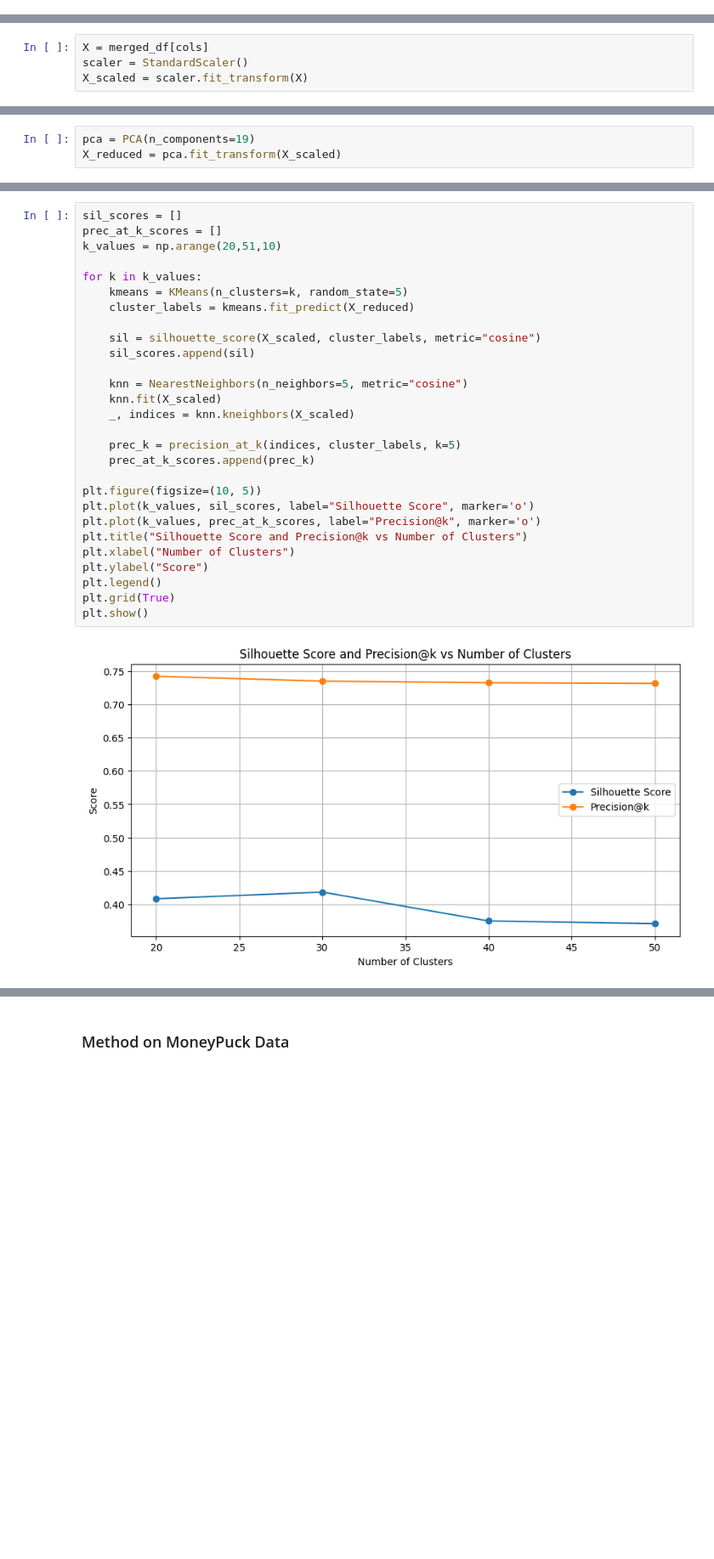
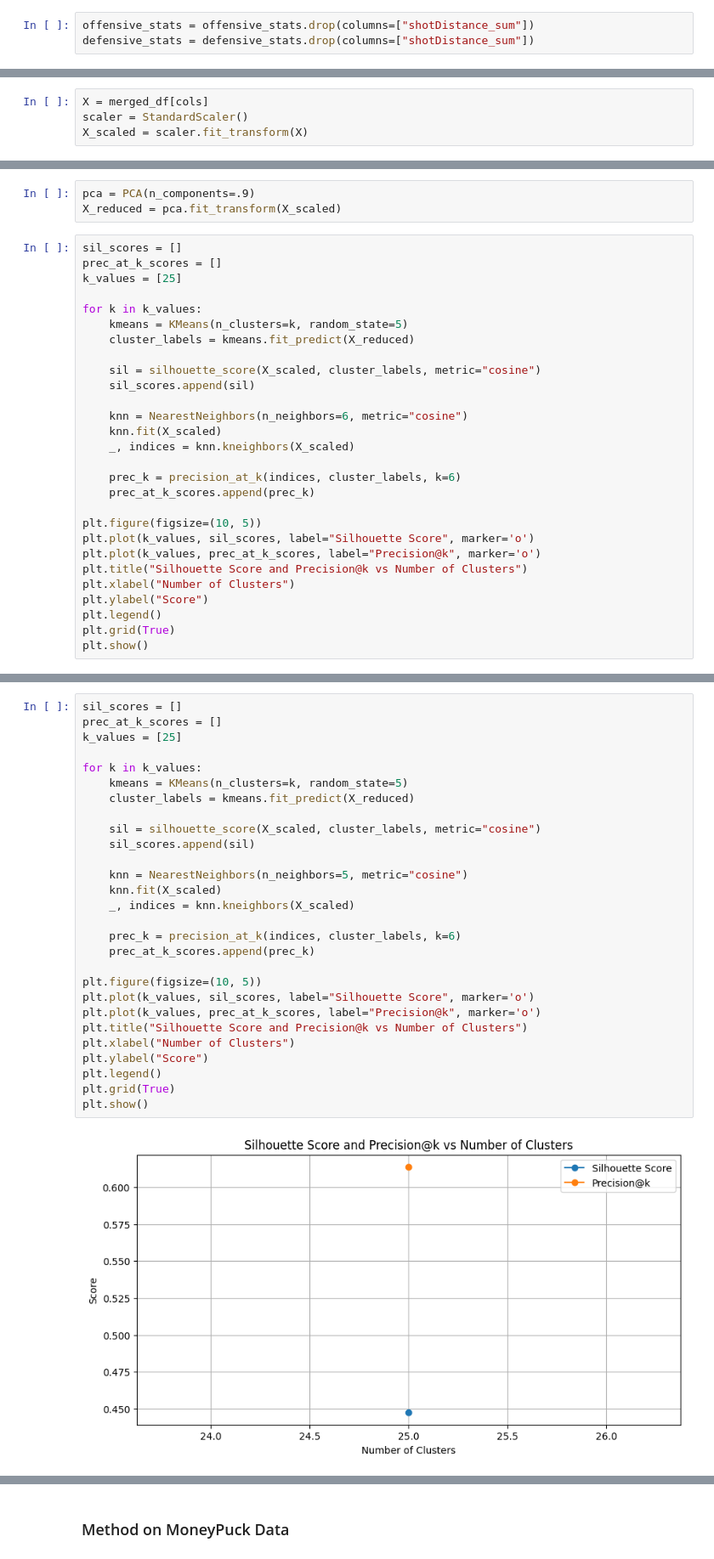
Before and after one commit to dgmouris/dva_6242_project, a Jupyter notebook: similarity/similarity_test.ipynb, the cells around one changed output, grey strips where cells are left out. Shown: that part at 85% size. Saved outputs shown, nothing was run; the diff lists cells and outputs as text; blank space fills up the shorter version.

```diff
--- a/similarity/similarity_test.ipynb
+++ b/similarity/similarity_test.ipynb
@@ -56,6 +58,9 @@ defensive_stats.reset_index(inplace=True)
 # %%
 offensive_stats.rename(columns={"shooting_poiu_id": "poiu_id"}, inplace=True)
 defensive_stats.rename(columns={"defending_poiu_id": "poiu_id"}, inplace=True)
+# %%
+offensive_stats = offensive_stats.drop(columns=["shotDistance_sum"])
+defensive_stats = defensive_stats.drop(columns=["shotDistance_sum"])
 # %%
 merged_df = pd.merge(
     offensive_stats, defensive_stats,
@@ -98,3 +103,31 @@ plt.show()
 # %%
-pca = PCA(n_components=19)
+pca = PCA(n_components=.9)
 X_reduced = pca.fit_transform(X_scaled)
+# %%
+sil_scores = []
+prec_at_k_scores = []
+k_values = [25]
+
+for k in k_values:
+    kmeans = KMeans(n_clusters=k, random_state=5)
+    cluster_labels = kmeans.fit_predict(X_reduced)
+
+    sil = silhouette_score(X_scaled, cluster_labels, metric="cosine")
+    sil_scores.append(sil)
+
+    knn = NearestNeighbors(n_neighbors=6, metric="cosine")
+    knn.fit(X_scaled)
+    _, indices = knn.kneighbors(X_scaled)
+
+    prec_k = precision_at_k(indices, cluster_labels, k=6)
+    prec_at_k_scores.append(prec_k)
+
+plt.figure(figsize=(10, 5))
+plt.plot(k_values, sil_scores, label="Silhouette Score", marker='o')
+plt.plot(k_values, prec_at_k_scores, label="Precision@k", marker='o')
+plt.title("Silhouette Score and Precision@k vs Number of Clusters")
+plt.xlabel("Number of Clusters")
+plt.ylabel("Score")
+plt.legend()
+plt.grid(True)
+plt.show()
@@ -101,30 +136,30 @@ X_reduced = pca.fit_transform(X_scaled)
 # %%
 sil_scores = []
 prec_at_k_scores = []
-k_values = np.arange(20,51,10)
+k_values = [25]
 
 for k in k_values:
     kmeans = KMeans(n_clusters=k, random_state=5)
     cluster_labels = kmeans.fit_predict(X_reduced)
 
     sil = silhouette_score(X_scaled, cluster_labels, metric="cosine")
     sil_scores.append(sil)
 
     knn = NearestNeighbors(n_neighbors=5, metric="cosine")
     knn.fit(X_scaled)
     _, indices = knn.kneighbors(X_scaled)
 
-    prec_k = precision_at_k(indices, cluster_labels, k=5)
+    prec_k = precision_at_k(indices, cluster_labels, k=6)
     prec_at_k_scores.append(prec_k)
 
 plt.figure(figsize=(10, 5))
 plt.plot(k_values, sil_scores, label="Silhouette Score", marker='o')
 plt.plot(k_values, prec_at_k_scores, label="Precision@k", marker='o')
 plt.title("Silhouette Score and Precision@k vs Number of Clusters")
 plt.xlabel("Number of Clusters")
 plt.ylabel("Score")
 plt.legend()
 plt.grid(True)
 plt.show()
 # %% [output]
-[figure, old version]
+[figure, new version]
```
Also changed, not shown: parts of 22 cells of this notebook, 4 other files.
